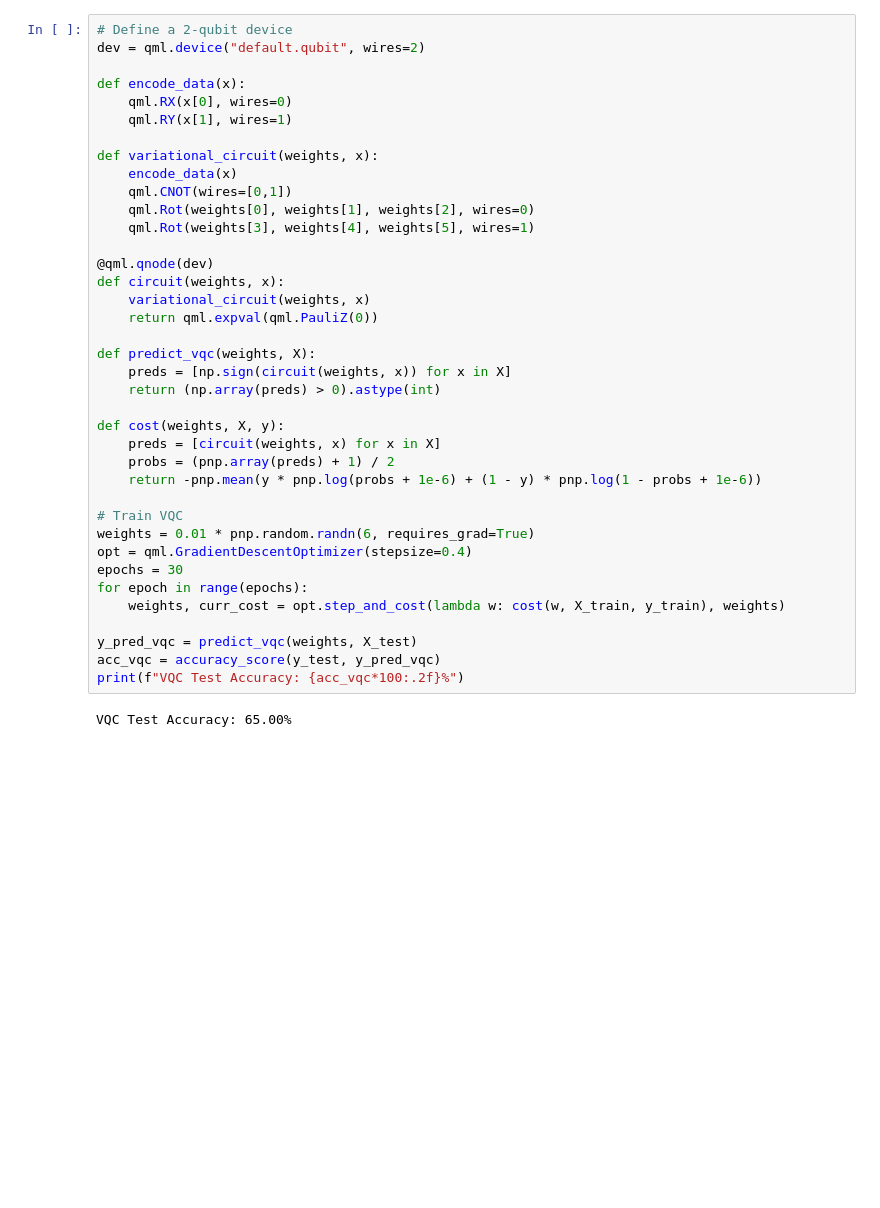
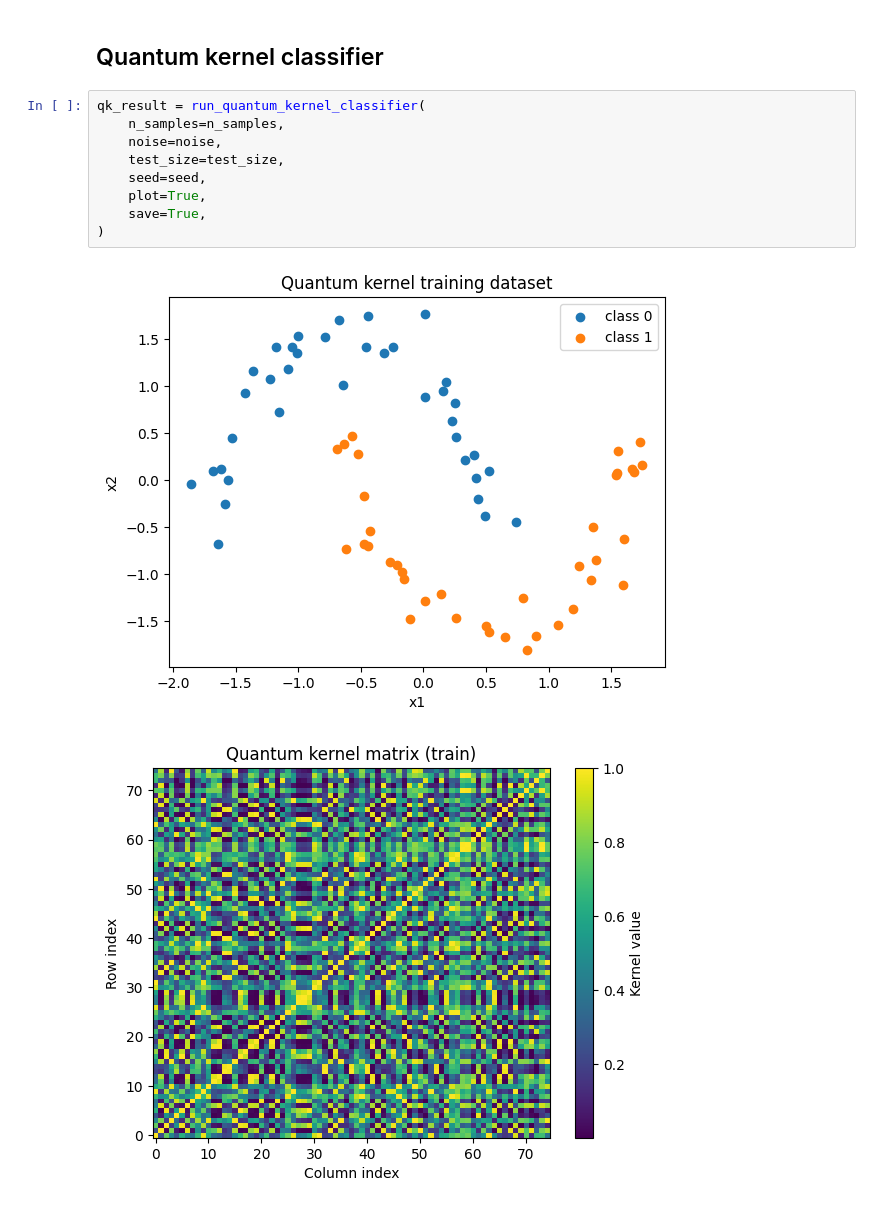
Before and after one commit to SidRichardsQuantum/Quantum_Machine_Learning, a Jupyter notebook: notebooks/classical_vs_quantum_classifier.ipynb, the cells around one changed output. Cells and saved outputs as stored; diff of their text form; blank space fills up the shorter version.

```diff
--- a/notebooks/classical_vs_quantum_classifier.ipynb
+++ b/notebooks/classical_vs_quantum_classifier.ipynb
@@ -63,40 +61,14 @@ MLP Test Accuracy: 82.50%
+# %% [markdown]
+## Quantum kernel classifier
 # %%
-# Define a 2-qubit device
-dev = qml.device("default.qubit", wires=2)
-
-def encode_data(x):
-    qml.RX(x[0], wires=0)
-    qml.RY(x[1], wires=1)
-
-def variational_circuit(weights, x):
-    encode_data(x)
-    qml.CNOT(wires=[0,1])
-    qml.Rot(weights[0], weights[1], weights[2], wires=0)
-    qml.Rot(weights[3], weights[4], weights[5], wires=1)
-
-@qml.qnode(dev)
-def circuit(weights, x):
-    variational_circuit(weights, x)
-    return qml.expval(qml.PauliZ(0))
-
-def predict_vqc(weights, X):
-    preds = [np.sign(circuit(weights, x)) for x in X]
-    return (np.array(preds) > 0).astype(int)
-
-def cost(weights, X, y):
-    preds = [circuit(weights, x) for x in X]
-    probs = (pnp.array(preds) + 1) / 2
-    return -pnp.mean(y * pnp.log(probs + 1e-6) + (1 - y) * pnp.log(1 - probs + 1e-6))
-
-# Train VQC
-weights = 0.01 * pnp.random.randn(6, requires_grad=True)
-opt = qml.GradientDescentOptimizer(stepsize=0.4)
-epochs = 30
-for epoch in range(epochs):
-    weights, curr_cost = opt.step_and_cost(lambda w: cost(w, X_train, y_train), weights)
-
-y_pred_vqc = predict_vqc(weights, X_test)
-acc_vqc = accuracy_score(y_test, y_pred_vqc)
-print(f"VQC Test Accuracy: {acc_vqc*100:.2f}%")
+qk_result = run_quantum_kernel_classifier(
+    n_samples=n_samples,
+    noise=noise,
+    test_size=test_size,
+    seed=seed,
+    plot=True,
+    save=True,
+)
 # %% [output]
-VQC Test Accuracy: 65.00%
+[figure, added]
+[figure, added]
```
Also changed, not shown: parts of 15 cells of this notebook, 8 other files.
